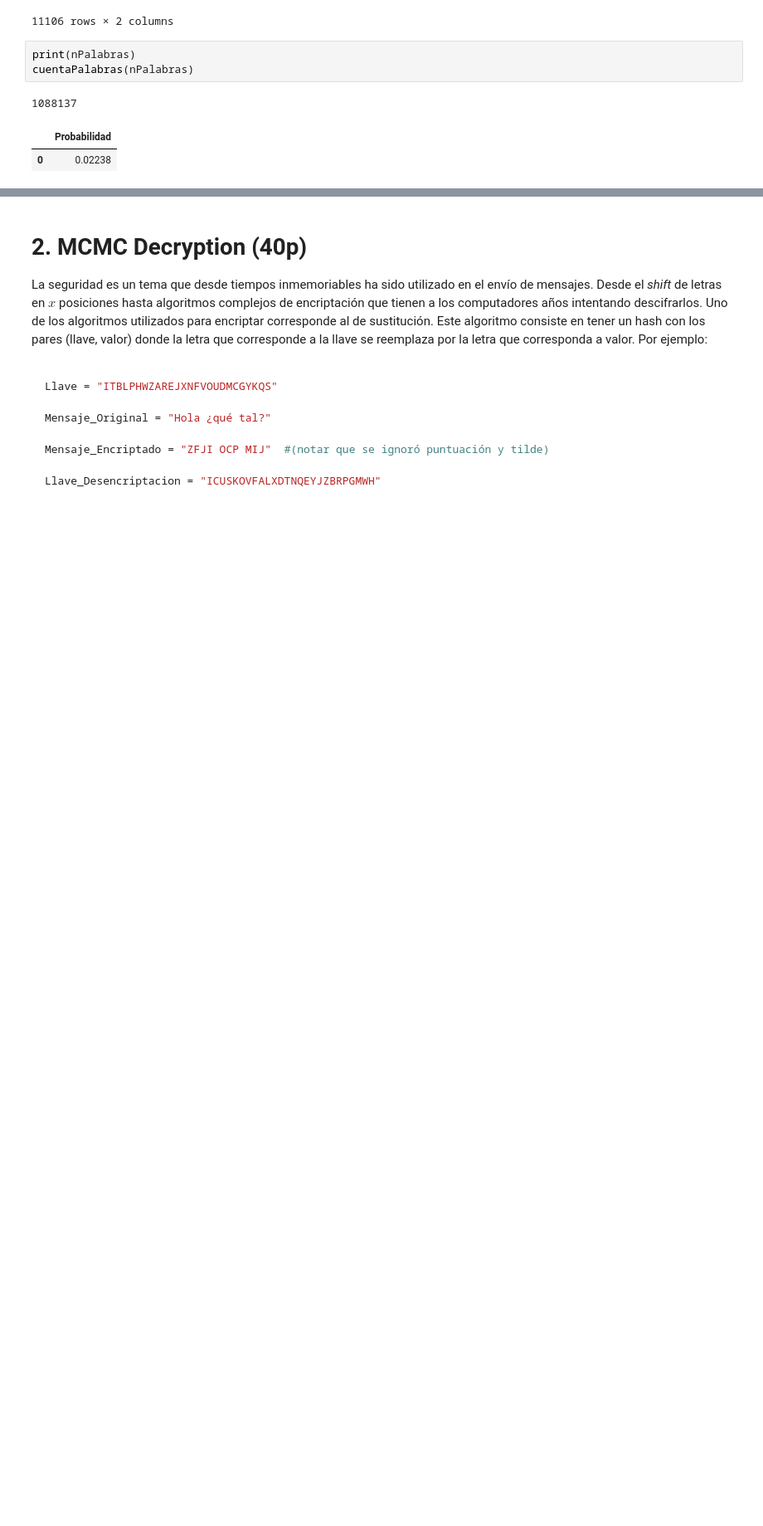
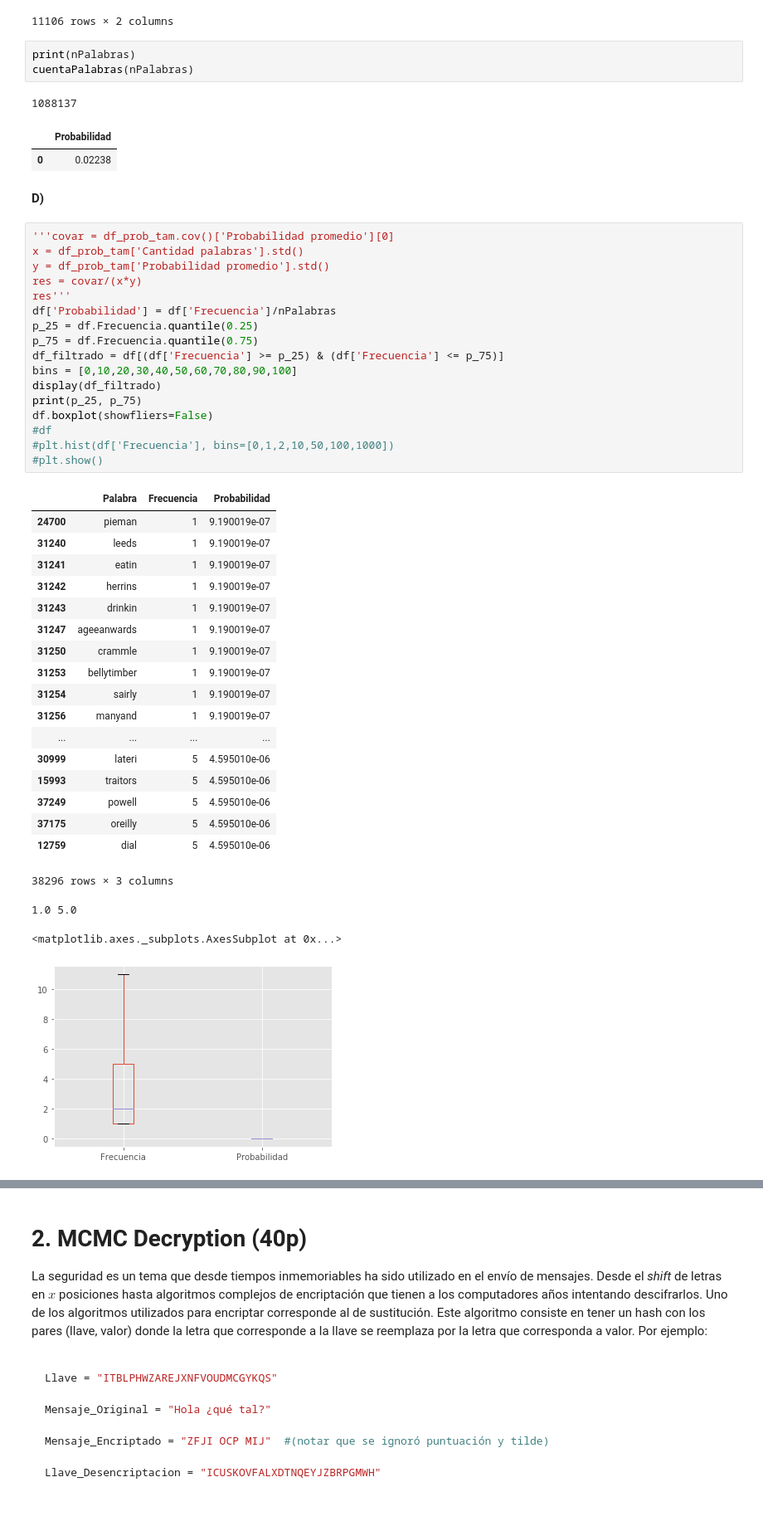
Before and after one commit to dmedelba/Lab3-Estaca, a Jupyter notebook: Laboratorio 3.ipynb, the cells around one changed output, grey strips where cells are left out. Shown at 83% size. Saved outputs shown, nothing was run; the diff lists cells and outputs as text; blank space fills up the shorter version.

```diff
--- a/Laboratorio 3.ipynb
+++ b/Laboratorio 3.ipynb
@@ -238,3 +332,44 @@ cuentaPalabras(nPalabras)
 1088137
 |  | Probabilidad |
 | 0 | 0.02238 |
+# %% [markdown]
+**D)**
+# %%
+'''covar = df_prob_tam.cov()['Probabilidad promedio'][0]
+x = df_prob_tam['Cantidad palabras'].std()
+y = df_prob_tam['Probabilidad promedio'].std()
+res = covar/(x*y)
+res'''
+df['Probabilidad'] = df['Frecuencia']/nPalabras
+p_25 = df.Frecuencia.quantile(0.25)
+p_75 = df.Frecuencia.quantile(0.75)
+df_filtrado = df[(df['Frecuencia'] >= p_25) & (df['Frecuencia'] <= p_75)]
+bins = [0,10,20,30,40,50,60,70,80,90,100]
+display(df_filtrado)
+print(p_25, p_75)
+df.boxplot(showfliers=False)
+#df
+#plt.hist(df['Frecuencia'], bins=[0,1,2,10,50,100,1000])
+#plt.show()
+# %% [output]
+|  | Palabra | Frecuencia | Probabilidad |
+| 24700 | pieman | 1 | 9.190019e-07 |
+| 31240 | leeds | 1 | 9.190019e-07 |
+| 31241 | eatin | 1 | 9.190019e-07 |
+| 31242 | herrins | 1 | 9.190019e-07 |
+| 31243 | drinkin | 1 | 9.190019e-07 |
+| 31247 | ageeanwards | 1 | 9.190019e-07 |
+| 31250 | crammle | 1 | 9.190019e-07 |
+| 31253 | bellytimber | 1 | 9.190019e-07 |
+| 31254 | sairly | 1 | 9.190019e-07 |
+| 31256 | manyand | 1 | 9.190019e-07 |
+| ... | ... | ... | ... |
+| 30999 | lateri | 5 | 4.595010e-06 |
+| 15993 | traitors | 5 | 4.595010e-06 |
+| 37249 | powell | 5 | 4.595010e-06 |
+| 37175 | oreilly | 5 | 4.595010e-06 |
+| 12759 | dial | 5 | 4.595010e-06 |
+38296 rows × 3 columns
+1.0 5.0
+<matplotlib.axes._subplots.AxesSubplot at 0x...>
+[figure, added]
```
Also changed, not shown: parts of 8 cells of this notebook, 1 other file.
